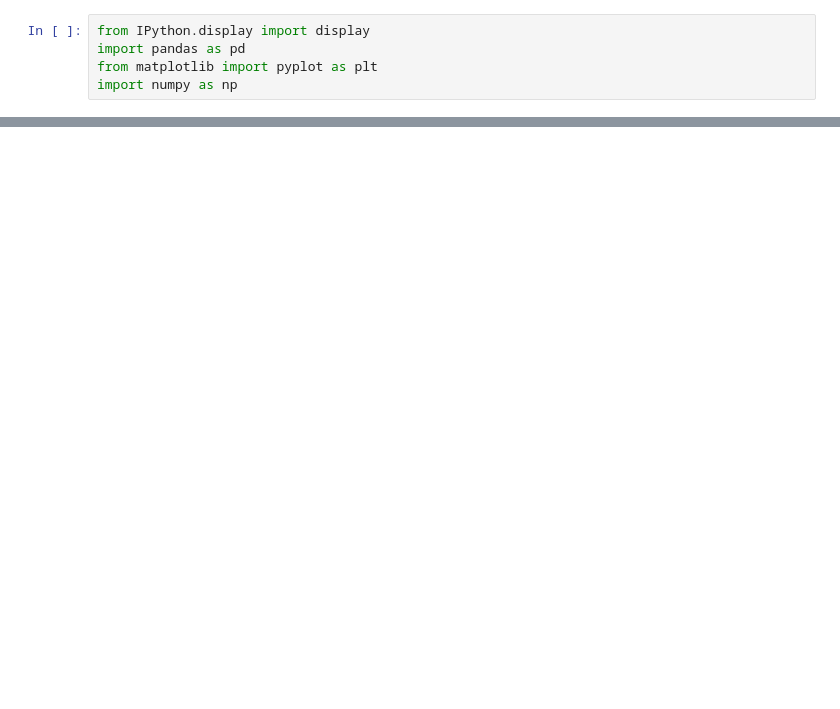
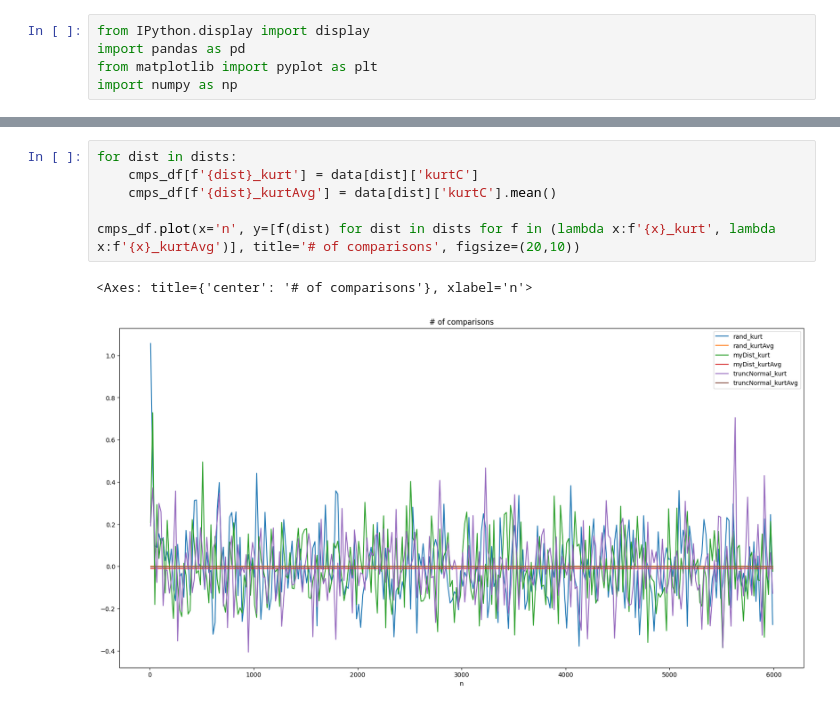
Before and after one commit to pucikplay/MPA, a Jupyter notebook: L4/l4.ipynb, the cells around one changed output, grey strips where cells are left out. Cells and saved outputs as stored; diff of their text form; blank space fills up the shorter version.

```diff
--- a/L4/l4.ipynb
+++ b/L4/l4.ipynb
@@ -50,0 +52,9 @@ cmps_df.plot(x='n', title='# of comparisons', figsize=(20,10))
+# %%
+for dist in dists:
+    cmps_df[f'{dist}_kurt'] = data[dist]['kurtC']
+    cmps_df[f'{dist}_kurtAvg'] = data[dist]['kurtC'].mean()
+
+cmps_df.plot(x='n', y=[f(dist) for dist in dists for f in (lambda x:f'{x}_kurt', lambda x:f'{x}_kurtAvg')], title='# of comparisons', figsize=(20,10))
+# %% [output]
+<Axes: title={'center': '# of comparisons'}, xlabel='n'>
+[figure, added]
```
Also changed, not shown: parts of 7 cells of this notebook, 5 other files.
